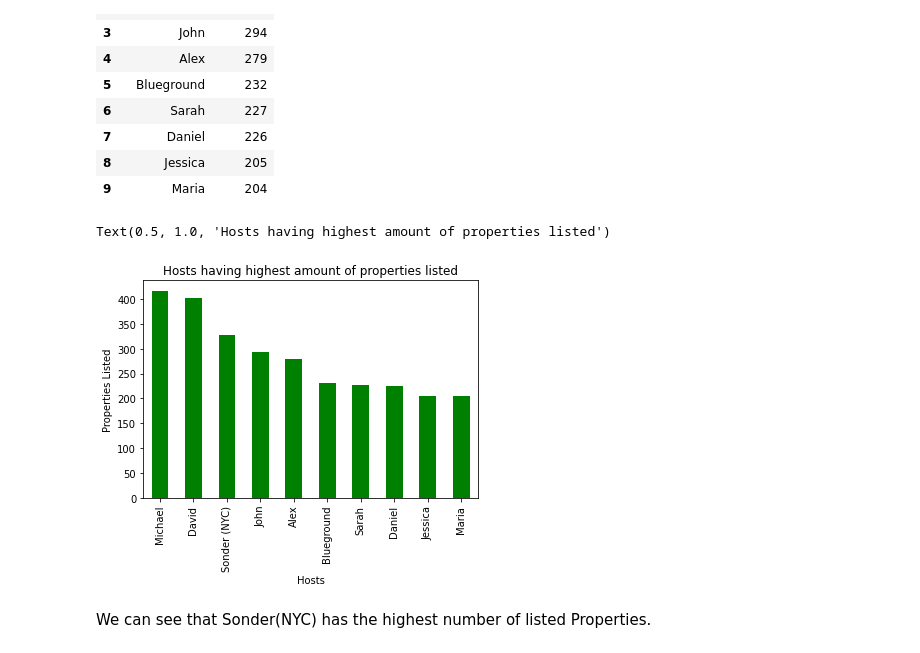
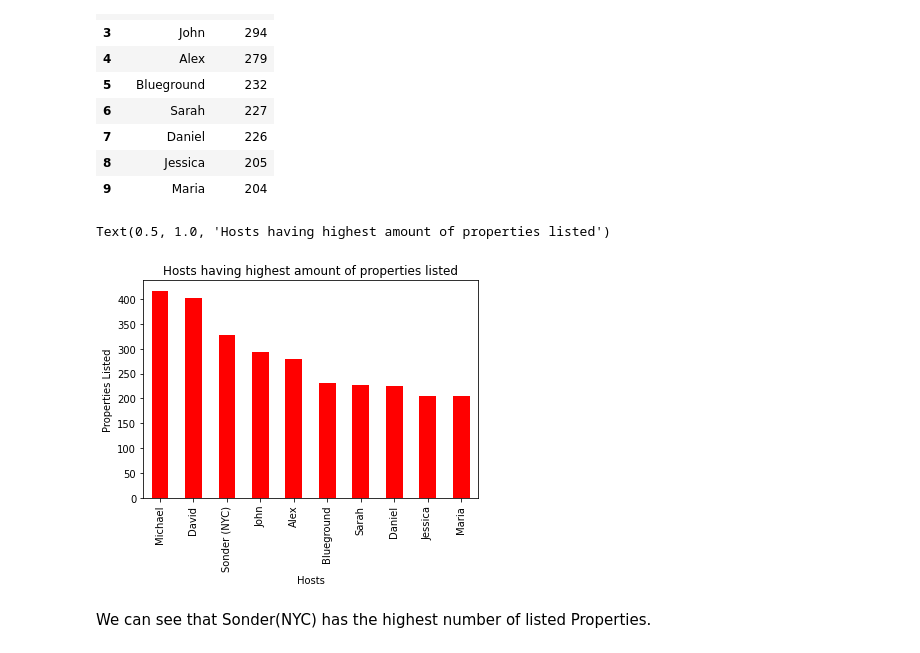
Before and after one commit to amolrasam2696/Airbnb-data-analysis, a Jupyter notebook: Copy_of_Airbnb_Bookings_Analysis_Amol_Rasam_Capstone_Project.ipynb, the cells around one changed output. Saved outputs shown, nothing was run; the diff lists cells and outputs as text; code cells hidden in the pictures.

```diff
--- a/Copy_of_Airbnb_Bookings_Analysis_Amol_Rasam_Capstone_Project.ipynb
+++ b/Copy_of_Airbnb_Bookings_Analysis_Amol_Rasam_Capstone_Project.ipynb
@@ -220,13 +220,13 @@ highest_property_host.reset_index()
 | 9 | Maria | 204 |
 # %%
 # creating the bar plot
-highest_property_host.plot(kind = 'bar', color = 'green')
+highest_property_host.plot(kind = 'bar', color = 'red')
 plt.xlabel('Hosts')
 plt.ylabel('Properties Listed')
 plt.title('Hosts having highest amount of properties listed')
 # %% [output]
 Text(0.5, 1.0, 'Hosts having highest amount of properties listed')
-[figure, old version]
+[figure, new version]
 # %% [markdown]
 We can see that Sonder(NYC) has the highest number of listed Properties.
 # %% [markdown]
```
Also changed, not shown: parts of 18 cells of this notebook.
